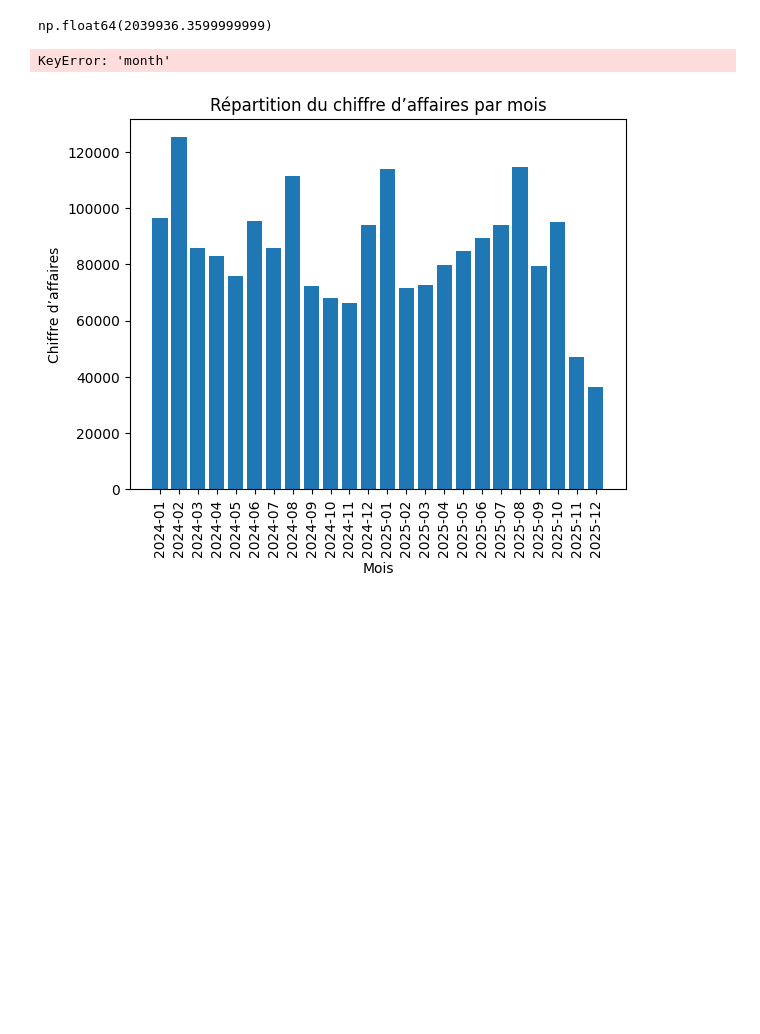
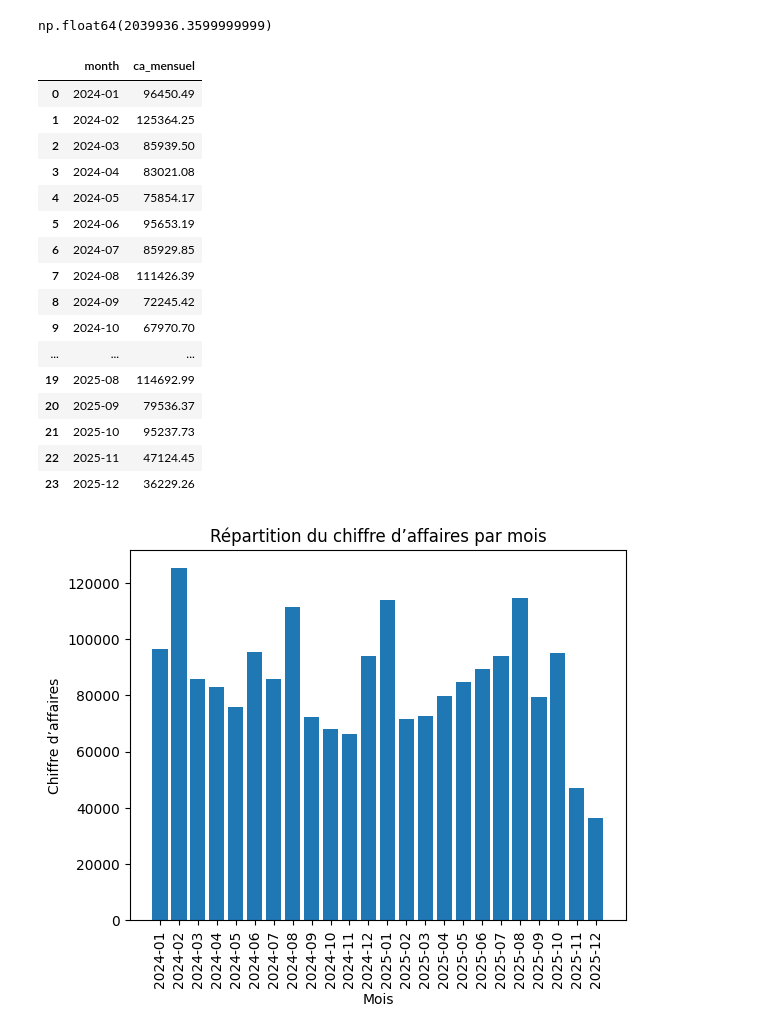
Before and after one commit to Poincare008/Mini_Projet_Pandas, a Jupyter notebook: Mini_Projet_Pandas.ipynb, the cells around one changed output. Drawn from its saved outputs; the diff is of its cells as text; code cells hidden in the pictures; blank space fills up the shorter version.

```diff
--- a/Mini_Projet_Pandas.ipynb
+++ b/Mini_Projet_Pandas.ipynb
@@ -513,14 +513,31 @@ ca_total
 # %% [output]
 np.float64(2039936.3599999999)
 # %%
+df1['month'] = df1['order_date'].dt.to_period('M')
 ca_mensuel = (
     df1.groupby("month")["net_amount"].sum()
     .reset_index()
     .rename(columns={"net_amount": "ca_mensuel"})
 )
 ca_mensuel
 # %% [output]
-KeyError: 'month'
+|  | month | ca_mensuel |
+| 0 | 2024-01 | 96450.49 |
+| 1 | 2024-02 | 125364.25 |
+| 2 | 2024-03 | 85939.50 |
+| 3 | 2024-04 | 83021.08 |
+| 4 | 2024-05 | 75854.17 |
+| 5 | 2024-06 | 95653.19 |
+| 6 | 2024-07 | 85929.85 |
+| 7 | 2024-08 | 111426.39 |
+| 8 | 2024-09 | 72245.42 |
+| 9 | 2024-10 | 67970.70 |
+| ... | ... | ... |
+| 19 | 2025-08 | 114692.99 |
+| 20 | 2025-09 | 79536.37 |
+| 21 | 2025-10 | 95237.73 |
+| 22 | 2025-11 | 47124.45 |
+| 23 | 2025-12 | 36229.26 |
 # %%
 plt.bar(ca_mensuel["month"].astype(str), ca_mensuel["ca_mensuel"])
 plt.title("Répartition du chiffre d’affaires par mois")
```
Also changed, not shown: parts of 2 cells of this notebook.
